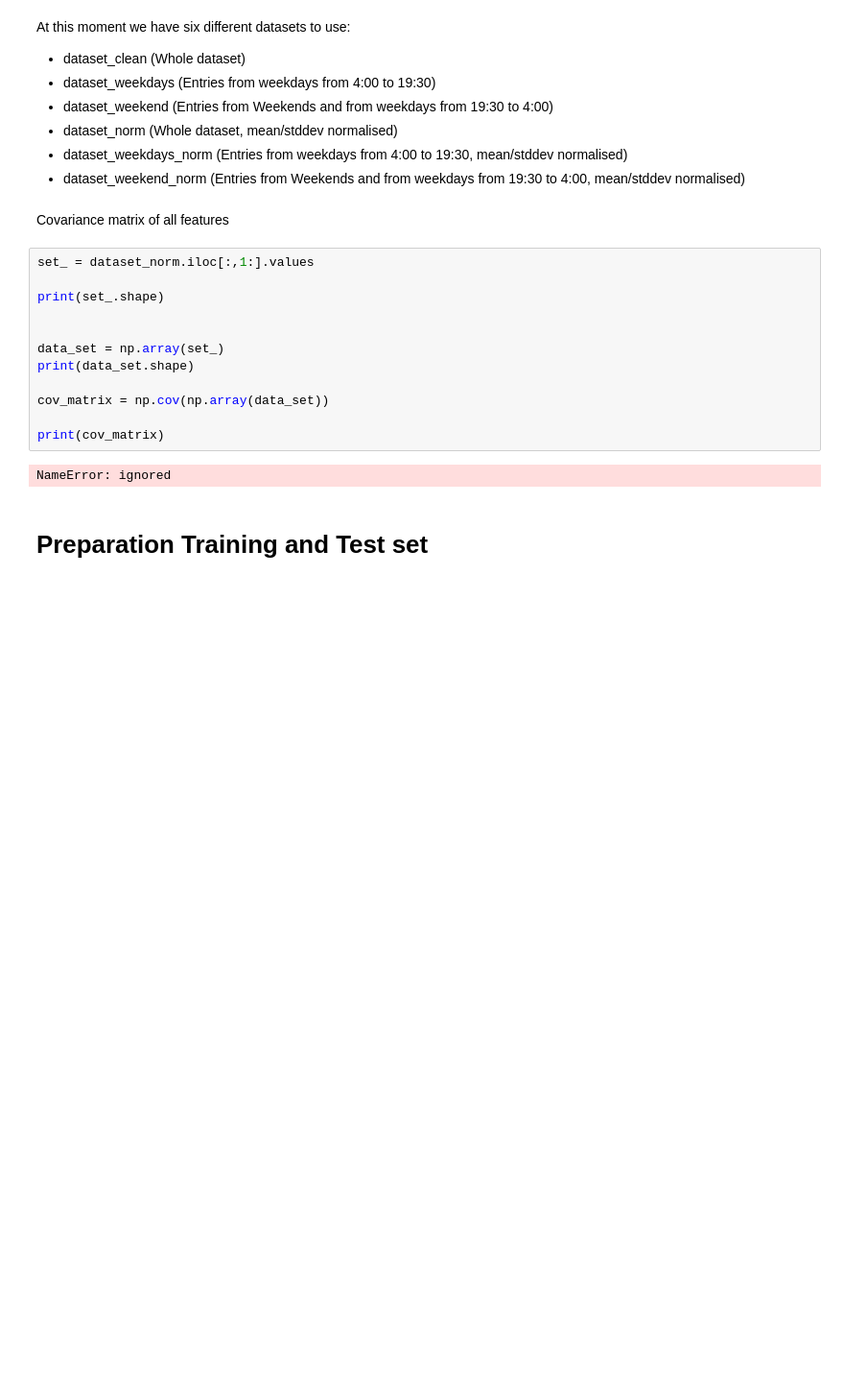
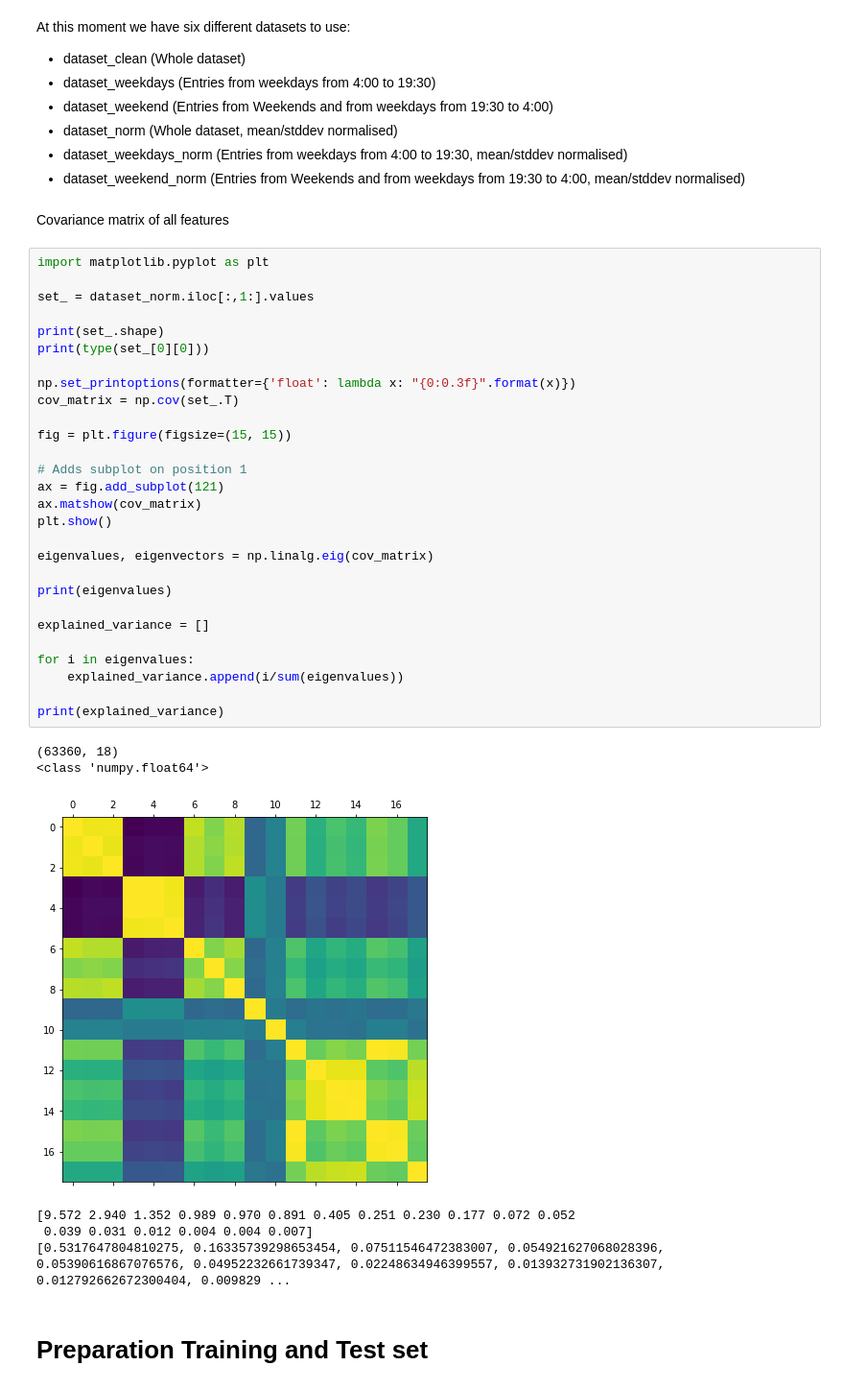
Before and after one commit to SergioTallo/Multivariate_Time_Series_Prediction_Transformers, a Jupyter notebook: bsc_arbeit.ipynb, the cells around one changed output. Shown at 96% size. Cells and saved outputs as stored; diff of their text form; blank space fills up the shorter version.

```diff
--- a/bsc_arbeit.ipynb
+++ b/bsc_arbeit.ipynb
@@ -283,20 +283,41 @@ At this moment we have six different datasets to use:
 * dataset_weekend_norm (Entries from Weekends and from weekdays from 19:30 to 4:00, mean/stddev normalised)
 # %% [markdown]
 Covariance matrix of all features
-# %%
-set_ = dataset_norm.iloc[:,1:].values
-
-print(set_.shape)
-
-
-data_set = np.array(set_)
-print(data_set.shape)
-
-cov_matrix = np.cov(np.array(data_set))
-
-print(cov_matrix)
-# %% [output]
-NameError: ignored
+# %%
+import matplotlib.pyplot as plt
+
+set_ = dataset_norm.iloc[:,1:].values
+
+print(set_.shape)
+print(type(set_[0][0]))
+
+np.set_printoptions(formatter={'float': lambda x: "{0:0.3f}".format(x)})
+cov_matrix = np.cov(set_.T)
+
+fig = plt.figure(figsize=(15, 15))
+
+# Adds subplot on position 1
+ax = fig.add_subplot(121)
+ax.matshow(cov_matrix)
+plt.show()
+
+eigenvalues, eigenvectors = np.linalg.eig(cov_matrix)
+
+print(eigenvalues)
+
+explained_variance = []
+
+for i in eigenvalues:
+    explained_variance.append(i/sum(eigenvalues))
+
+print(explained_variance)
+# %% [output]
+(63360, 18)
+<class 'numpy.float64'>
+[figure, added]
+[9.572 2.940 1.352 0.989 0.970 0.891 0.405 0.251 0.230 0.177 0.072 0.052
+ 0.039 0.031 0.012 0.004 0.004 0.007]
+[0.5317647804810275, 0.16335739298653454, 0.07511546472383007, 0.054921627068028396, 0.05390616867076576, 0.04952232661739347, 0.02248634946399557, 0.013932731902136307, 0.012792662672300404, 0.009829 ...
 # %% [markdown]
 # Preparation Training and Test set
 # %% [markdown]
```
